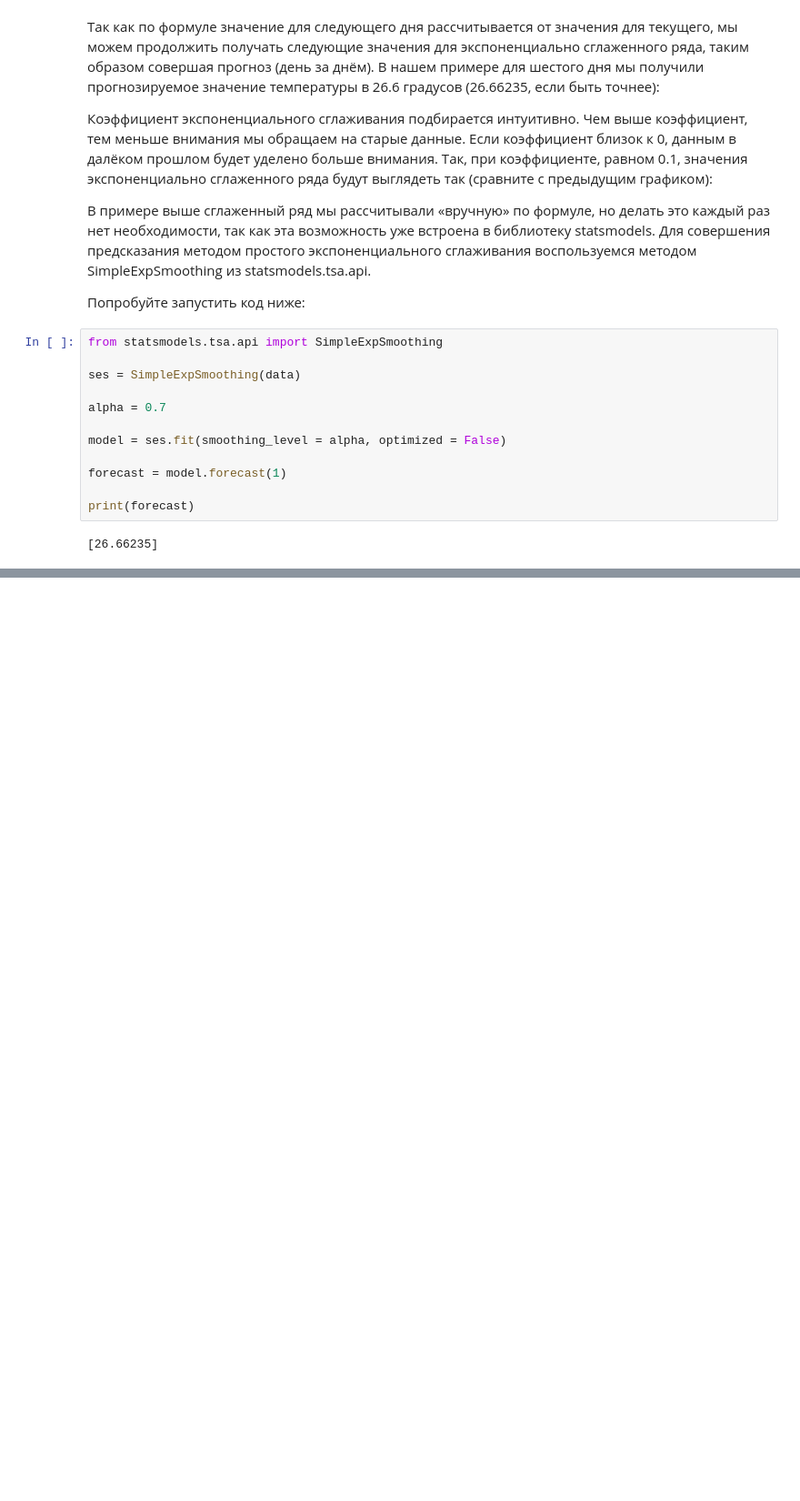
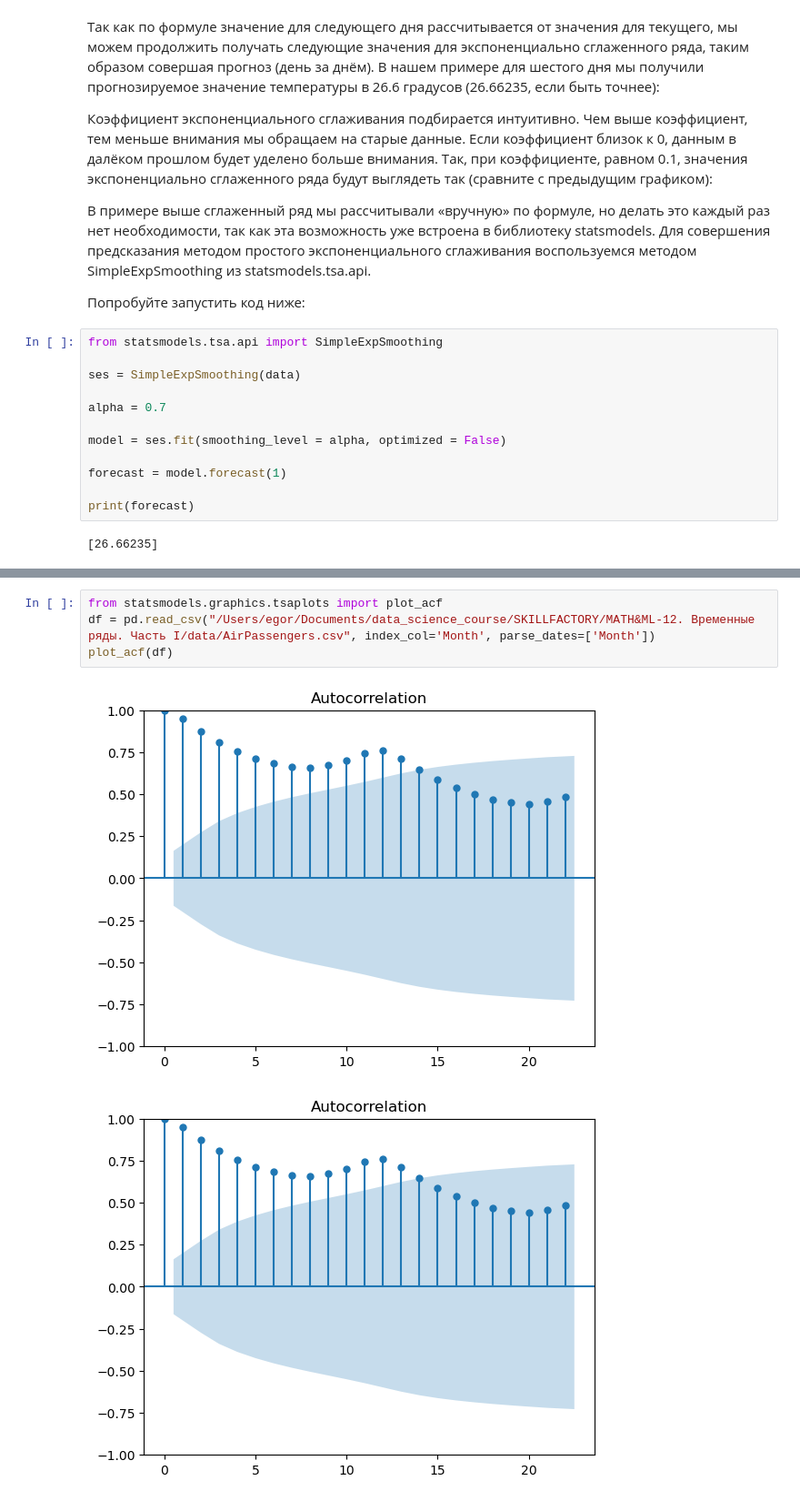
Before and after one commit to lurtz-dahaka/data_science_course, a Jupyter notebook: SKILLFACTORY/MATH&ML-12. Временные ряды. Часть I/Theory.ipynb, the cells around one changed output, grey strips where cells are left out. Shown at 91% size. Saved outputs shown, nothing was run; the diff lists cells and outputs as text; blank space fills up the shorter version.

Commit message:
Added MATH ML 12

```diff
--- a/SKILLFACTORY/MATH&ML-12. Временные ряды. Часть I/Theory.ipynb
+++ b/SKILLFACTORY/MATH&ML-12. Временные ряды. Часть I/Theory.ipynb
@@ -90,0 +175,7 @@ print(forecast)
+# %%
+from statsmodels.graphics.tsaplots import plot_acf
+df = pd.read_csv("/Users/egor/Documents/data_science_course/SKILLFACTORY/MATH&ML-12. Временные ряды. Часть I/data/AirPassengers.csv", index_col='Month', parse_dates=['Month'])
+plot_acf(df)
+# %% [output]
+[figure, added]
+[figure, added]
```
Also changed, not shown: parts of 35 cells of this notebook, 7 other files.
